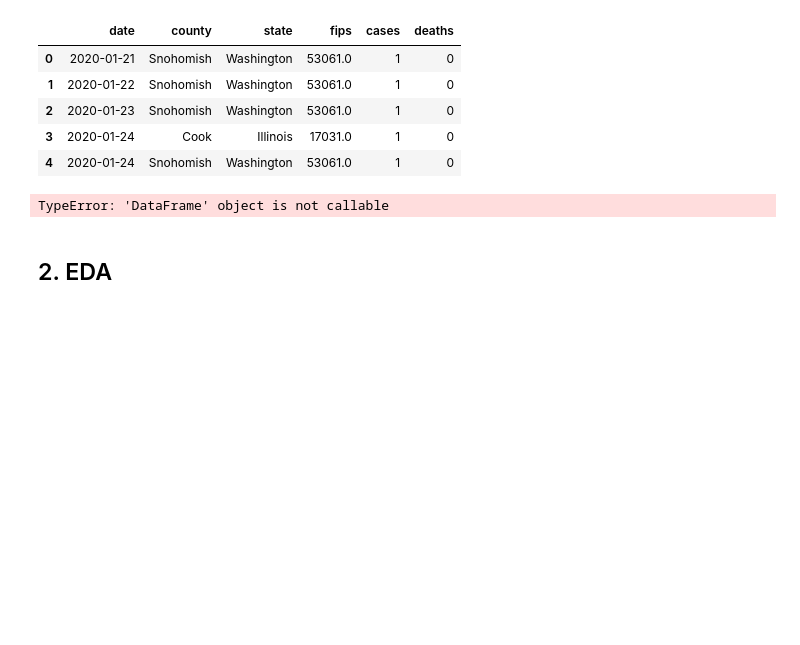
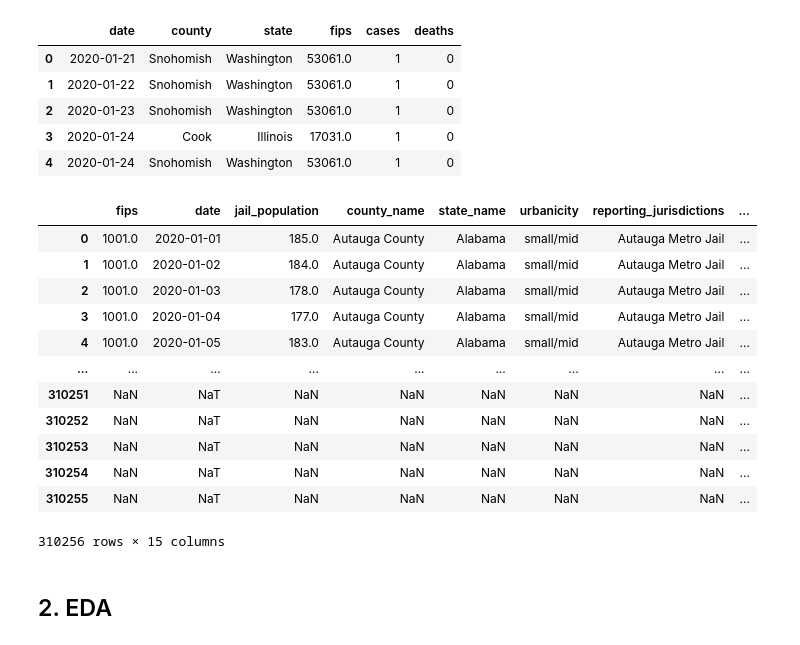
Before and after one commit to meaganlazer/Decarceration_COVID, a Jupyter notebook: Models.ipynb, the cells around one changed output. Cells and saved outputs as stored; diff of their text form; code cells hidden in the pictures; blank space fills up the shorter version.

```diff
--- a/Models.ipynb
+++ b/Models.ipynb
@@ -83,11 +84,24 @@ nytimes_df.head()
 nytimes_df['date']=pd.to_datetime(nytimes_df['date'], errors='coerce')
 
 vera_df['date']=pd.to_datetime(vera_df['date'], errors='coerce')
-# %%
-combo_df = vera_df(nytimes_df, how='left', on='date', copy=False)
-combo_df.head()
-combo_df.shape
-# %% [output]
-TypeError: 'DataFrame' object is not callable
+# %%
+# combo_df = pd.concat([vera_df, nytimes_df], keys=['date', 'fips'])
+combo_df = pd.concat([vera_df, nytimes_df], axis=1)
+
+combo_df
+# %% [output]
+|  | fips | date | jail_population | county_name | state_name | urbanicity | reporting_jurisdictions | ... |
+| 0 | 1001.0 | 2020-01-01 | 185.0 | Autauga County | Alabama | small/mid | Autauga Metro Jail | ... |
+| 1 | 1001.0 | 2020-01-02 | 184.0 | Autauga County | Alabama | small/mid | Autauga Metro Jail | ... |
+| 2 | 1001.0 | 2020-01-03 | 178.0 | Autauga County | Alabama | small/mid | Autauga Metro Jail | ... |
+| 3 | 1001.0 | 2020-01-04 | 177.0 | Autauga County | Alabama | small/mid | Autauga Metro Jail | ... |
+| 4 | 1001.0 | 2020-01-05 | 183.0 | Autauga County | Alabama | small/mid | Autauga Metro Jail | ... |
+| ... | ... | ... | ... | ... | ... | ... | ... | ... |
+| 310251 | NaN | NaT | NaN | NaN | NaN | NaN | NaN | ... |
+| 310252 | NaN | NaT | NaN | NaN | NaN | NaN | NaN | ... |
+| 310253 | NaN | NaT | NaN | NaN | NaN | NaN | NaN | ... |
+| 310254 | NaN | NaT | NaN | NaN | NaN | NaN | NaN | ... |
+| 310255 | NaN | NaT | NaN | NaN | NaN | NaN | NaN | ... |
+310256 rows × 15 columns
 # %% [markdown]
 ## 2. EDA
```
Also changed, not shown: parts of 18 cells of this notebook, 1 other file.
